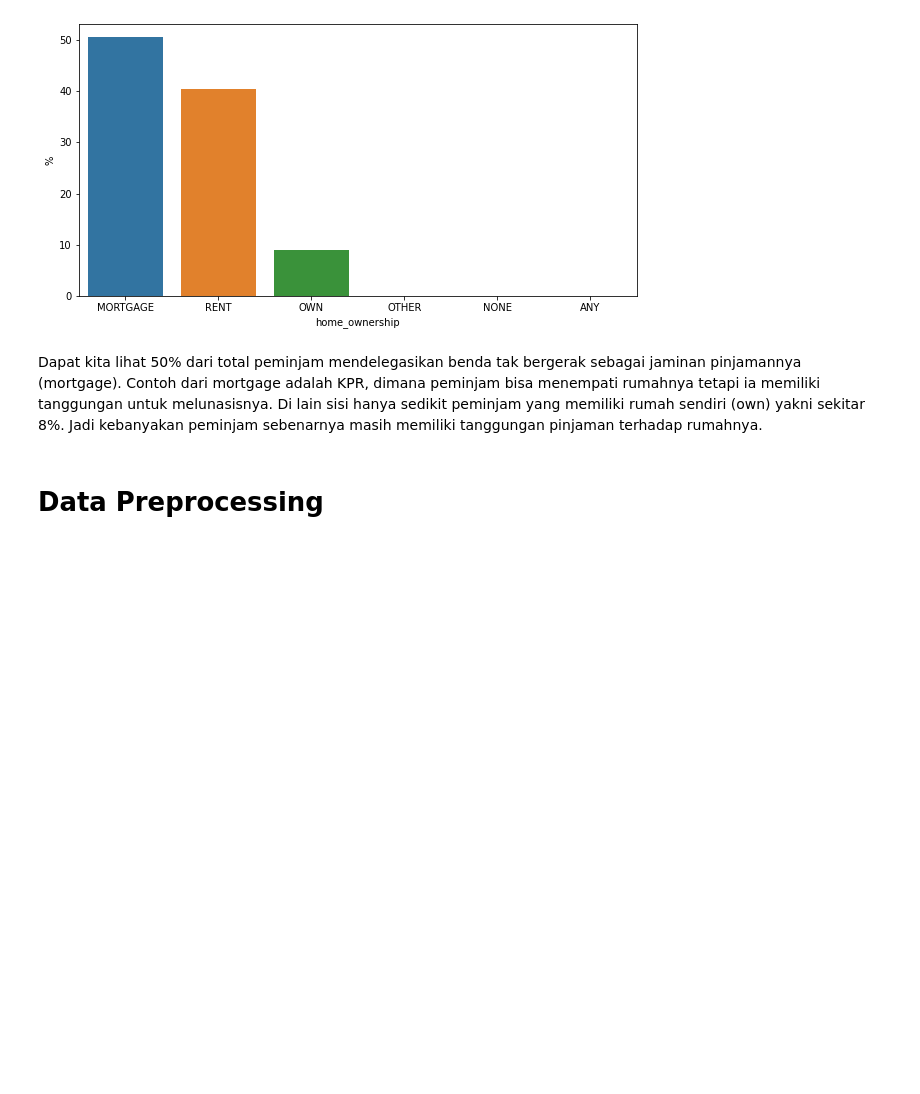
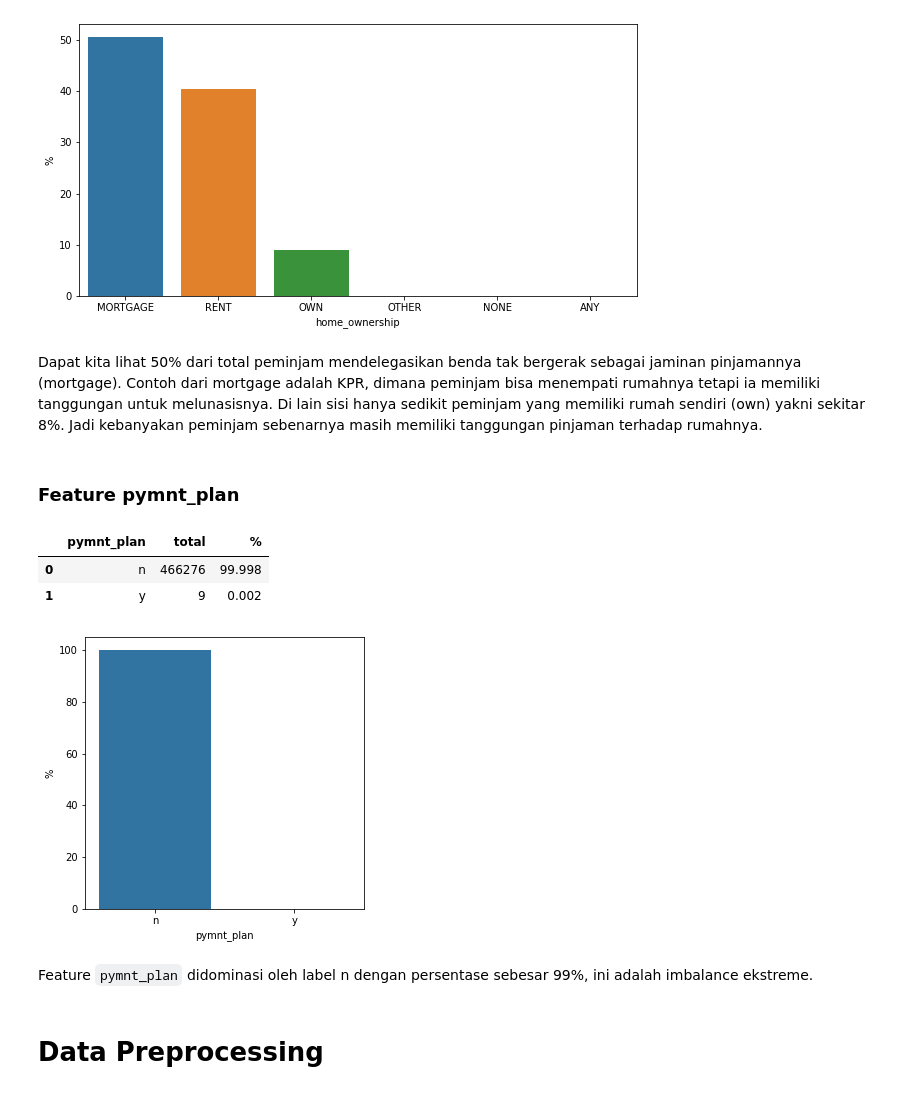
Before and after one commit to bayubagusbagaswara/CreditRiskPrediction, a Jupyter notebook: CreditRiskPrediction.ipynb, the cells around one changed output. Drawn from its saved outputs; the diff is of its cells as text; code cells hidden in the pictures; blank space fills up the shorter version.

Commit message:
feature pymnt_plan

```diff
--- a/CreditRiskPrediction.ipynb
+++ b/CreditRiskPrediction.ipynb
@@ -556,6 +556,28 @@ plt.show()
 [figure]
 # %% [markdown]
 Dapat kita lihat 50% dari total peminjam mendelegasikan benda tak bergerak sebagai jaminan pinjamannya (mortgage). Contoh dari mortgage adalah KPR, dimana peminjam bisa menempati rumahnya tetapi ia memiliki tanggungan untuk melunasisnya. Di lain sisi hanya sedikit peminjam yang memiliki rumah sendiri (own) yakni sekitar 8%. Jadi kebanyakan peminjam sebenarnya masih memiliki tanggungan pinjaman terhadap rumahnya.
+# %% [markdown]
+### Feature pymnt_plan
+# %%
+# hitung persentase feature pymnt_plan
+pymnt_plan = data.groupby('pymnt_plan').agg({'id':'count'}).reset_index()
+pymnt_plan.columns = ['pymnt_plan','total']
+pymnt_plan['%'] = round(pymnt_plan.total*100/sum(pymnt_plan.total),3)
+pymnt_plan = pymnt_plan.sort_values('%', ascending=False)
+pymnt_plan
+# %% [output]
+|  | pymnt_plan | total | % |
+| 0 | n | 466276 | 99.998 |
+| 1 | y | 9 | 0.002 |
+# %%
+# plot feature pymnt_plan
+plt.figure(figsize=(5,5))
+sns.barplot(x=pymnt_plan['pymnt_plan'], y=pymnt_plan['%'])
+plt.show()
+# %% [output]
+[figure, added]
+# %% [markdown]
+Feature `pymnt_plan` didominasi oleh label n dengan persentase sebesar 99%, ini adalah imbalance ekstreme.
 # %% [markdown]
 # Data Preprocessing
 # %% [markdown]
```
